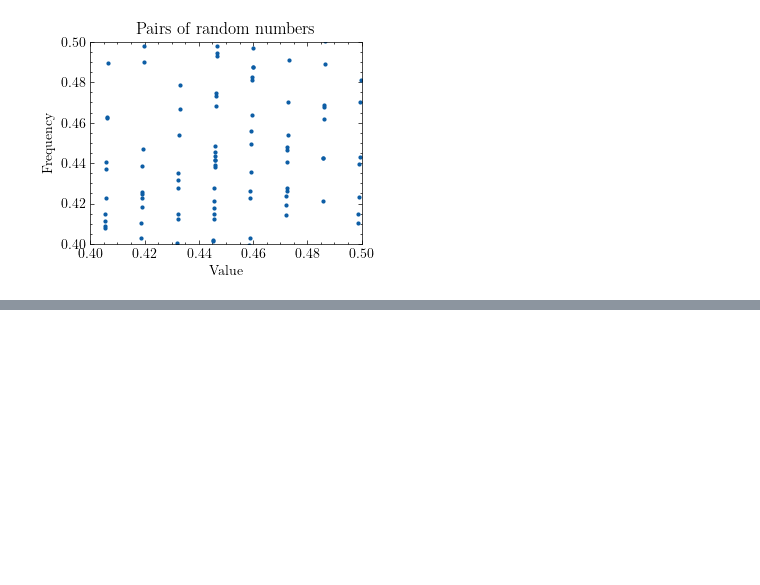
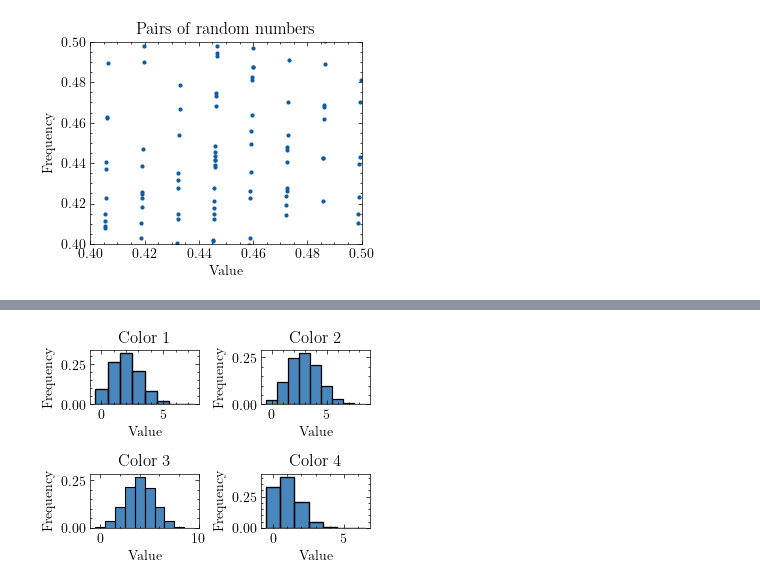
Before and after one commit to kanavmal/MATH512, a Jupyter notebook: Project 2/code.ipynb, the cells around one changed output, grey strips where cells are left out. Drawn from its saved outputs; the diff is of its cells as text; code cells hidden in the pictures; blank space fills up the shorter version.

```diff
--- a/Project 2/code.ipynb
+++ b/Project 2/code.ipynb
@@ -407,3 +406,16 @@ plt.show()
+# %%
+# histogram subplots for each color
+plt.figure()
+for i in range(4):
+    plt.subplot(2, 2, i+1)
+    sns.histplot(x[:, i], kde=False, stat='probability', discrete=True)
+    plt.title(f'Color {i+1}')
+    plt.xlabel('Value')
+    plt.ylabel('Frequency')
+plt.tight_layout()
+plt.show()
+# %% [output]
+[figure, added]
 # %%
 
 # Generate 10000 independent samples from a standard normal distribution, by using:
```
Also changed, not shown: parts of 14 cells of this notebook, 2 other files.
